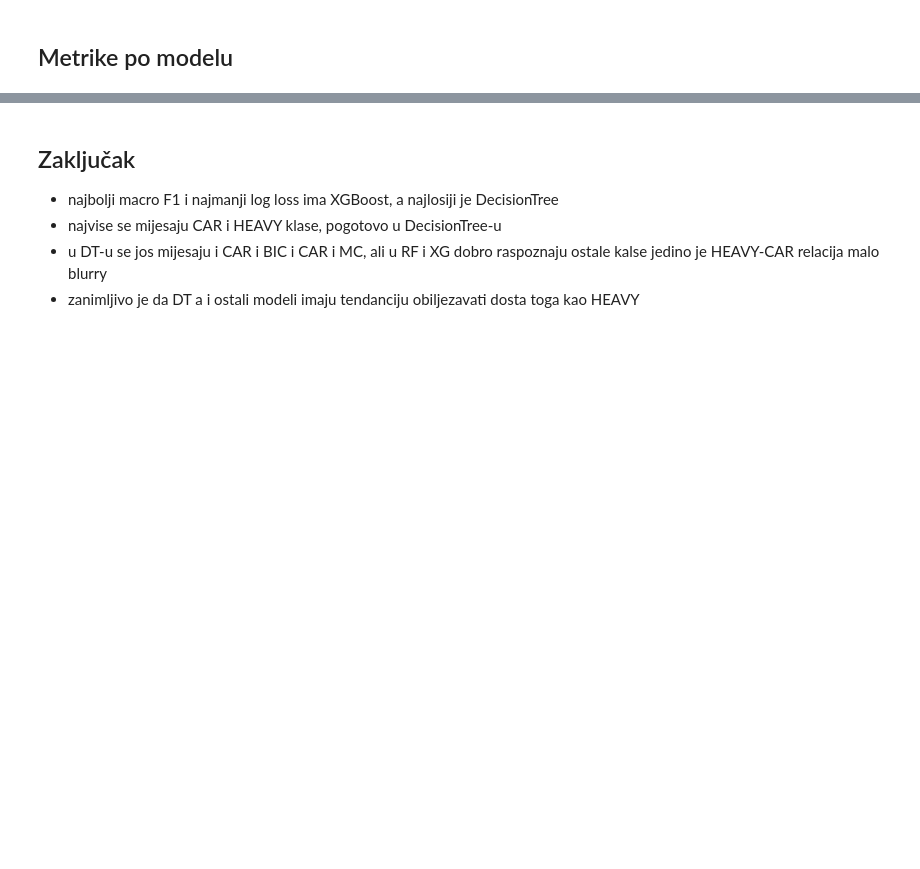
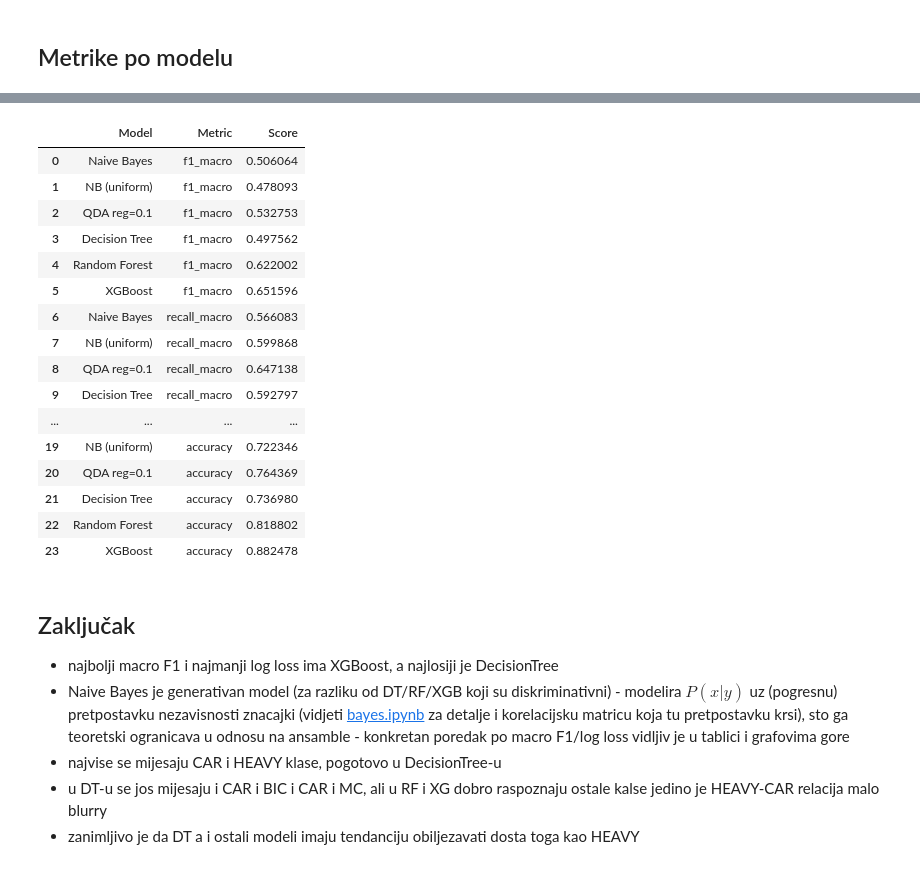
Before and after one commit to mia-sagovac2/dyna-ai, a Jupyter notebook: notebooks/03_modeli/metrike_usporedba.ipynb, the cells around one changed output, grey strips where cells are left out. Drawn from its saved outputs; the diff is of its cells as text; code cells hidden in the pictures; blank space fills up the shorter version.

```diff
--- a/notebooks/03_modeli/metrike_usporedba.ipynb
+++ b/notebooks/03_modeli/metrike_usporedba.ipynb
@@ -33,4 +38,14 @@ y_train_enc = le.fit_transform(y_train)
 y_test_enc = le.transform(y_test)
 
 classes = list(le.classes_)  # BIC, CAR, HEAVY, MC - isti redoslijed koristimo za sva tri modela
+# %%
+def evaluate_model_cv(model, X, y, scoring):
+    cv = StratifiedKFold(n_splits=5, shuffle=True, random_state=42)
+    scores = cross_val_score(model, X, y, cv=cv, scoring=scoring)
+
+    print(f"{scoring}:")
+    print(scores)
+    print(f"Mean: {scores.mean():.3f} ± {scores.std():.3f}")
+
+    return scores.mean()
 # %% [markdown]
@@ -129,0 +159,40 @@ plt.show()
+# %%
+metrics = [
+    "f1_macro",
+    "recall_macro",
+    "precision_macro",
+    "accuracy"
+]
+
+le = LabelEncoder()
+y_train_enc = le.fit_transform(y_train)
+
+models = {
+    "Naive Bayes": GaussianNB(),
+    "NB (uniform)": GaussianNB(priors=[0.25]*4),
+    "QDA reg=0.1": QuadraticDiscriminantAnalysis(priors=[0.25]*4, reg_param=0.1),
+    "Decision Tree": DecisionTreeClassifier(max_depth=10, class_weight="balanced", random_state=42),
+    "Random Forest": RandomForestClassifier(n_estimators=100, max_depth=12, class_weight="balanced", random_state=42, n_jobs=-1),
+    "XGBoost": XGBClassifier(n_estimators=100, max_depth=6, learning_rate=0.1,subsample=0.8, colsample_bytree=0.8,eval_metric="mlogloss", random_state=42),
+}
+
+results = []
+
+for metric in metrics:
+    for name, model in models.items():
+        score = evaluate_model_cv(
+            model,
+            X_train,
+            y_train_enc,
+            metric
+        )
+
+        results.append({
+            "Model": name,
+            "Metric": metric,
+            "Score": score
+        })
+
+results_df = pd.DataFrame(results)
+results_df
+# %% [output]
@@ -130,7 +216,28 @@ plt.show()
+|  | Model | Metric | Score |
+| 0 | Naive Bayes | f1_macro | 0.506064 |
+| 1 | NB (uniform) | f1_macro | 0.478093 |
+| 2 | QDA reg=0.1 | f1_macro | 0.532753 |
+| 3 | Decision Tree | f1_macro | 0.497562 |
+| 4 | Random Forest | f1_macro | 0.622002 |
+| 5 | XGBoost | f1_macro | 0.651596 |
+| 6 | Naive Bayes | recall_macro | 0.566083 |
+| 7 | NB (uniform) | recall_macro | 0.599868 |
+| 8 | QDA reg=0.1 | recall_macro | 0.647138 |
+| 9 | Decision Tree | recall_macro | 0.592797 |
+| ... | ... | ... | ... |
+| 19 | NB (uniform) | accuracy | 0.722346 |
+| 20 | QDA reg=0.1 | accuracy | 0.764369 |
+| 21 | Decision Tree | accuracy | 0.736980 |
+| 22 | Random Forest | accuracy | 0.818802 |
+| 23 | XGBoost | accuracy | 0.882478 |
 # %% [markdown]
 ## Zaključak
 
 - najbolji macro F1 i najmanji log loss ima XGBoost, a najlosiji je DecisionTree
+- Naive Bayes je generativan model (za razliku od DT/RF/XGB koji su diskriminativni) - modelira
+  $P(x|y)$ uz (pogresnu) pretpostavku nezavisnosti znacajki (vidjeti [bayes.ipynb](bayes.ipynb)
+  za detalje i korelacijsku matricu koja tu pretpostavku krsi), sto ga teoretski ogranicava u
+  odnosu na ansamble - konkretan poredak po macro F1/log loss vidljiv je u tablici i grafovima gore
 - najvise se mijesaju CAR i HEAVY klase, pogotovo u DecisionTree-u
 - u DT-u se jos mijesaju i CAR i BIC i CAR i MC, ali u RF i XG dobro raspoznaju ostale kalse jedino je HEAVY-CAR relacija malo blurry
 - zanimljivo je da DT a i ostali modeli imaju tendanciju obiljezavati dosta toga kao HEAVY
```
Also changed, not shown: parts of 8 cells of this notebook, 12 other files.
